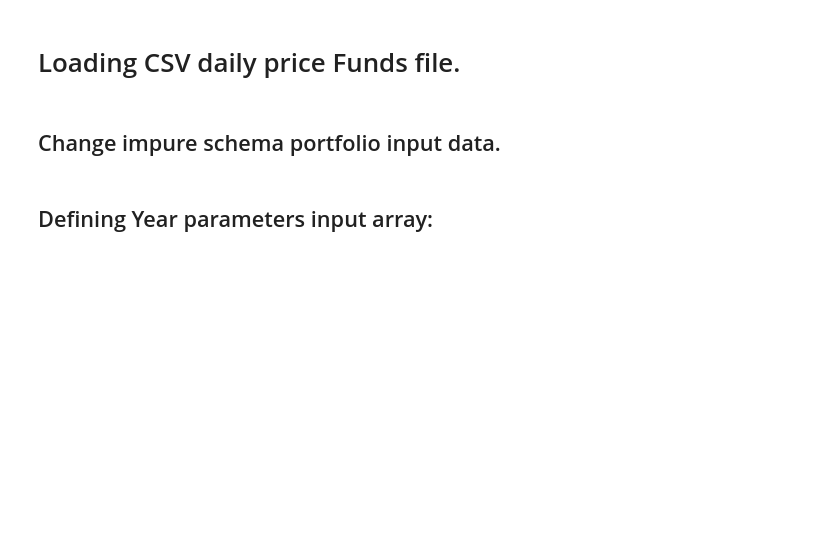
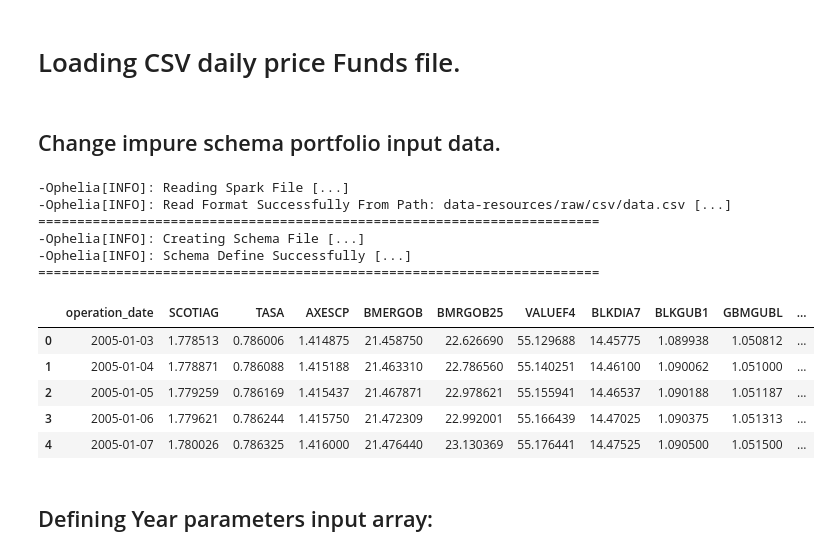
Before and after one commit to LuisFalva/ophelia, a Jupyter notebook: app_investment/00.Transform_Data.ipynb, the cells around one changed output. Cells and saved outputs as stored; diff of their text form; code cells hidden in the pictures; blank space fills up the shorter version.

Commit message:
[ADD] add new Ophelia implementation

```diff
--- a/app_investment/00.Transform_Data.ipynb
+++ b/app_investment/00.Transform_Data.ipynb
@@ -17,4 +9,0 @@ pd.set_option('display.width', 10000000)
-# %%
-spark = SparkSession.builder.appName('Transform_Data').getOrCreate()
-sc = spark.sparkContext
-sc
@@ -20,0 +14,2 @@ sc
+# %%
+ophelia = Ophelia()
@@ -21,5 +34,2 @@ sc
 # %% [markdown]
 # Loading CSV daily price Funds file.
-# %%
-portfolio_path_file = 'data-resources/data.csv'
-portfolio_data = spark.read.format("csv").options(header="true").load(portfolio_path_file)
@@ -33,2 +36,10 @@ test_df.orderBy(col("close_date")).limit(10).toPandas()
+# %%
+def read_portfolio_data(path_file, source, date_col, withSchema=True):
+    spark = ophelia.spark
+    portfolio_path_file = path_file
+    portfolio_data = ophelia.mazterize.read_file(path_file, source, spark)
+    if withSchema == True:
+        return ophelia.mazterize.schema_define(portfolio_data, date_col)
+    return portfolio_data
 # %% [markdown]
 ## Change impure schema portfolio input data.
@@ -58,2 +46,23 @@ portfolio_df = spark.read.parquet(portfolio_path_parquet)
+# %%
+portfolio_df = read_portfolio_data(
+    path_file="data-resources/raw/csv/data.csv",
+    source="csv",
+    date_col="operation_date",
+)
+
+portfolio_df.limit(5).toPandas()
+# %% [output]
+-Ophelia[INFO]: Reading Spark File [...]
+-Ophelia[INFO]: Read Format Successfully From Path: data-resources/raw/csv/data.csv [...]
+========================================================================
+-Ophelia[INFO]: Creating Schema File [...]
+-Ophelia[INFO]: Schema Define Successfully [...]
+========================================================================
+|  | operation_date | SCOTIAG | TASA | AXESCP | BMERGOB | BMRGOB25 | VALUEF4 | BLKDIA7 | BLKGUB1 | GBMGUBL | ... |
+| 0 | 2005-01-03 | 1.778513 | 0.786006 | 1.414875 | 21.458750 | 22.626690 | 55.129688 | 14.45775 | 1.089938 | 1.050812 | ... |
+| 1 | 2005-01-04 | 1.778871 | 0.786088 | 1.415188 | 21.463310 | 22.786560 | 55.140251 | 14.46100 | 1.090062 | 1.051000 | ... |
+| 2 | 2005-01-05 | 1.779259 | 0.786169 | 1.415437 | 21.467871 | 22.978621 | 55.155941 | 14.46537 | 1.090188 | 1.051187 | ... |
+| 3 | 2005-01-06 | 1.779621 | 0.786244 | 1.415750 | 21.472309 | 22.992001 | 55.166439 | 14.47025 | 1.090375 | 1.051313 | ... |
+| 4 | 2005-01-07 | 1.780026 | 0.786325 | 1.416000 | 21.476440 | 23.130369 | 55.176441 | 14.47525 | 1.090500 | 1.051500 | ... |
 # %% [markdown]
 ## Defining Year parameters input array:
```
Also changed, not shown: parts of 44 cells of this notebook, 11 other files.
